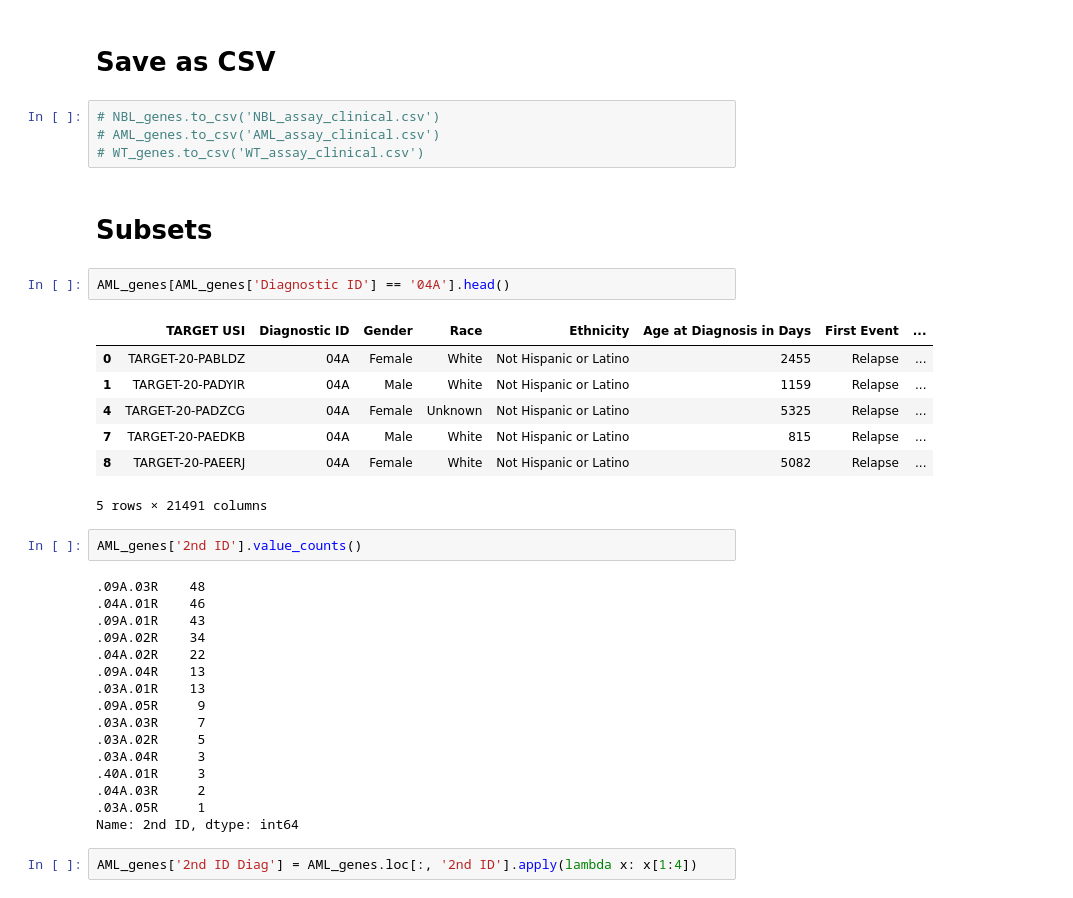
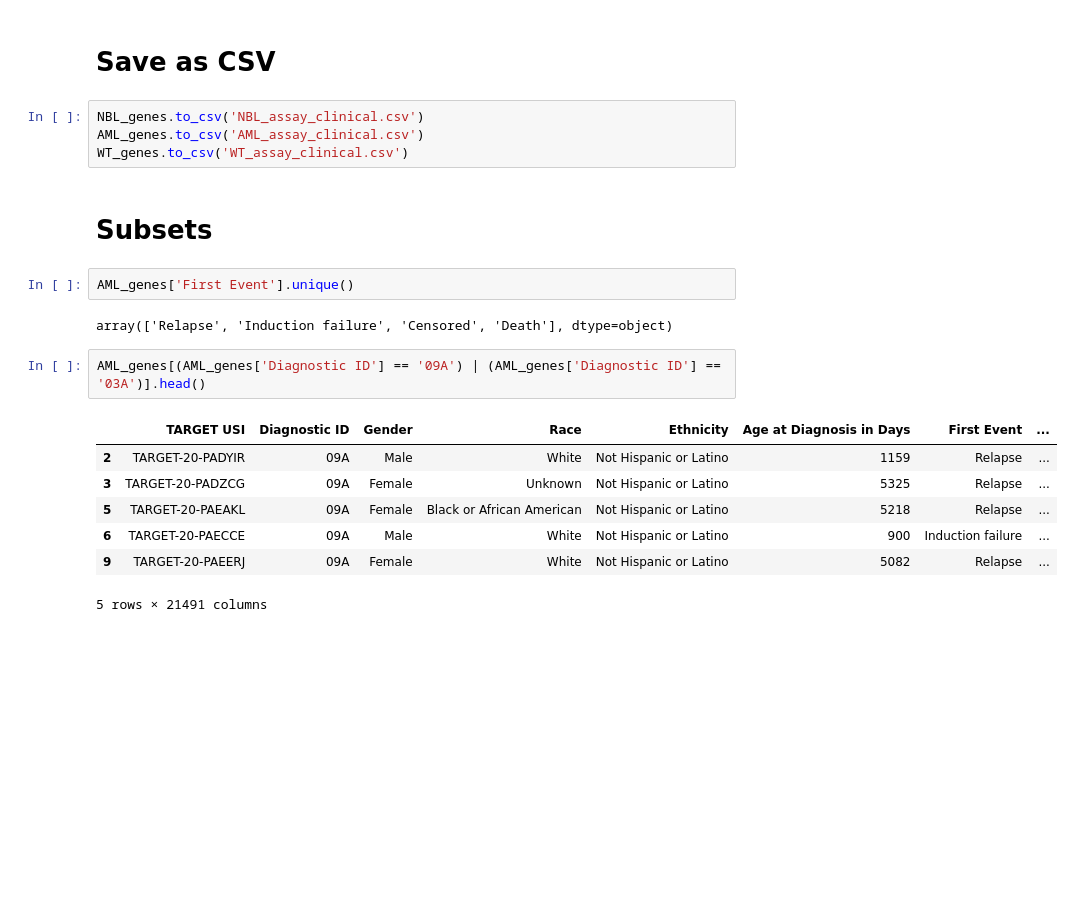
Before and after one commit to NCBI-Hackathons/ConsensusML, a Jupyter notebook: scripts/david_Eda.ipynb, the cells around one changed output. Cells and saved outputs as stored; diff of their text form; blank space fills up the shorter version.

```diff
--- a/scripts/david_Eda.ipynb
+++ b/scripts/david_Eda.ipynb
@@ -88,38 +88,22 @@ AML_genes.head()
 # %% [markdown]
 # Save as CSV
 # %%
-# NBL_genes.to_csv('NBL_assay_clinical.csv')
-# AML_genes.to_csv('AML_assay_clinical.csv')
-# WT_genes.to_csv('WT_assay_clinical.csv')
+NBL_genes.to_csv('NBL_assay_clinical.csv')
+AML_genes.to_csv('AML_assay_clinical.csv')
+WT_genes.to_csv('WT_assay_clinical.csv')
 # %% [markdown]
 # Subsets
+# %%
+AML_genes['First Event'].unique()
+# %% [output]
+array(['Relapse', 'Induction failure', 'Censored', 'Death'], dtype=object)
 # %%
-AML_genes[AML_genes['Diagnostic ID'] == '04A'].head()
+AML_genes[(AML_genes['Diagnostic ID'] == '09A') | (AML_genes['Diagnostic ID'] == '03A')].head()
 # %% [output]
 |  | TARGET USI | Diagnostic ID | Gender | Race | Ethnicity | Age at Diagnosis in Days | First Event | ... |
-| 0 | TARGET-20-PABLDZ | 04A | Female | White | Not Hispanic or Latino | 2455 | Relapse | ... |
-| 1 | TARGET-20-PADYIR | 04A | Male | White | Not Hispanic or Latino | 1159 | Relapse | ... |
-| 4 | TARGET-20-PADZCG | 04A | Female | Unknown | Not Hispanic or Latino | 5325 | Relapse | ... |
-| 7 | TARGET-20-PAEDKB | 04A | Male | White | Not Hispanic or Latino | 815 | Relapse | ... |
-| 8 | TARGET-20-PAEERJ | 04A | Female | White | Not Hispanic or Latino | 5082 | Relapse | ... |
+| 2 | TARGET-20-PADYIR | 09A | Male | White | Not Hispanic or Latino | 1159 | Relapse | ... |
+| 3 | TARGET-20-PADZCG | 09A | Female | Unknown | Not Hispanic or Latino | 5325 | Relapse | ... |
+| 5 | TARGET-20-PAEAKL | 09A | Female | Black or African American | Not Hispanic or Latino | 5218 | Relapse | ... |
+| 6 | TARGET-20-PAECCE | 09A | Male | White | Not Hispanic or Latino | 900 | Induction failure | ... |
+| 9 | TARGET-20-PAEERJ | 09A | Female | White | Not Hispanic or Latino | 5082 | Relapse | ... |
 5 rows × 21491 columns
-# %%
-AML_genes['2nd ID'].value_counts()
-# %% [output]
-.09A.03R    48
-.04A.01R    46
-.09A.01R    43
-.09A.02R    34
-.04A.02R    22
-.09A.04R    13
-.03A.01R    13
-.09A.05R     9
-.03A.03R     7
-.03A.02R     5
-.03A.04R     3
-.40A.01R     3
-.04A.03R     2
-.03A.05R     1
-Name: 2nd ID, dtype: int64
-# %%
-AML_genes['2nd ID Diag'] = AML_genes.loc[:, '2nd ID'].apply(lambda x: x[1:4])
```
Also changed, not shown: parts of 2 cells of this notebook, 3 other files.
